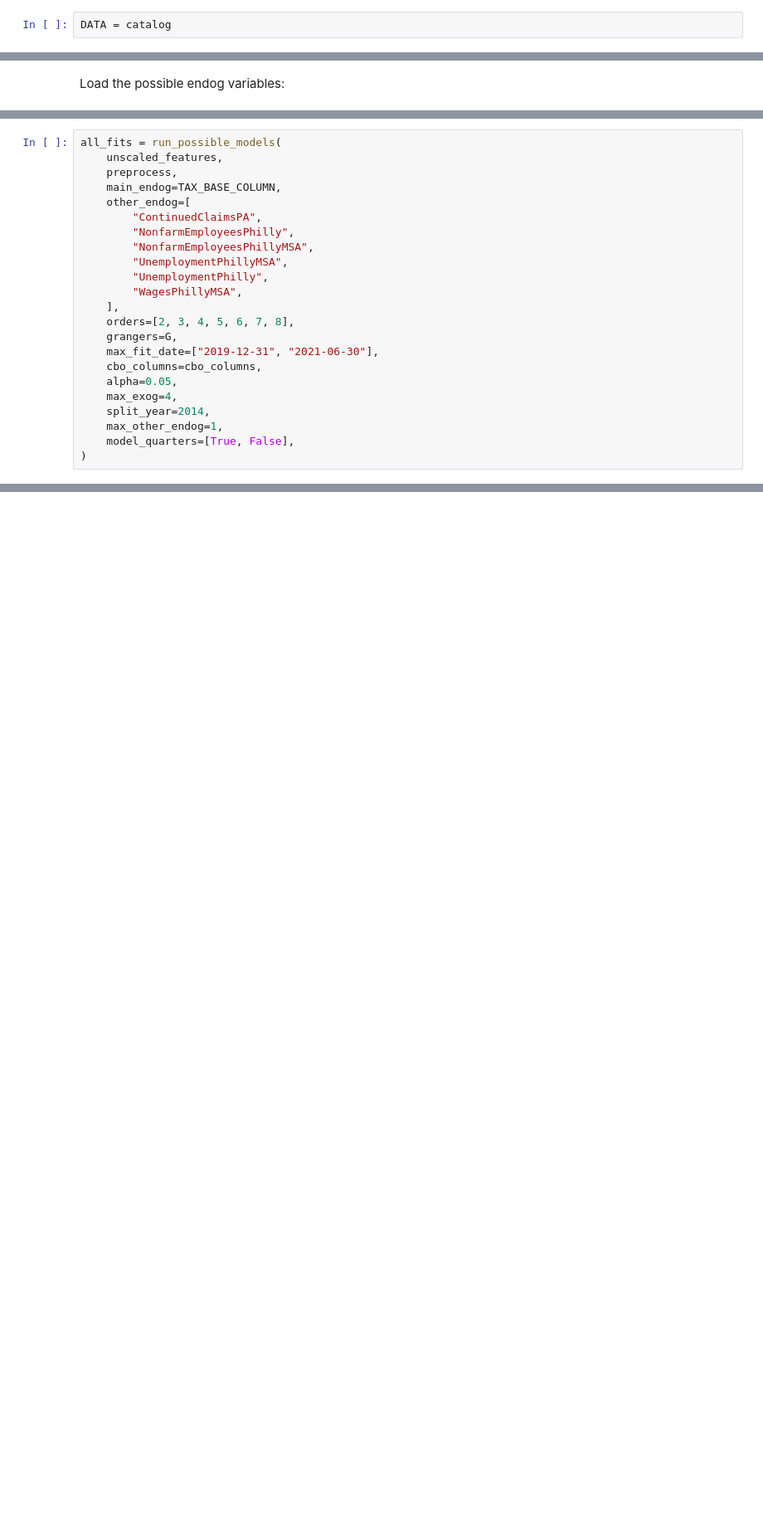
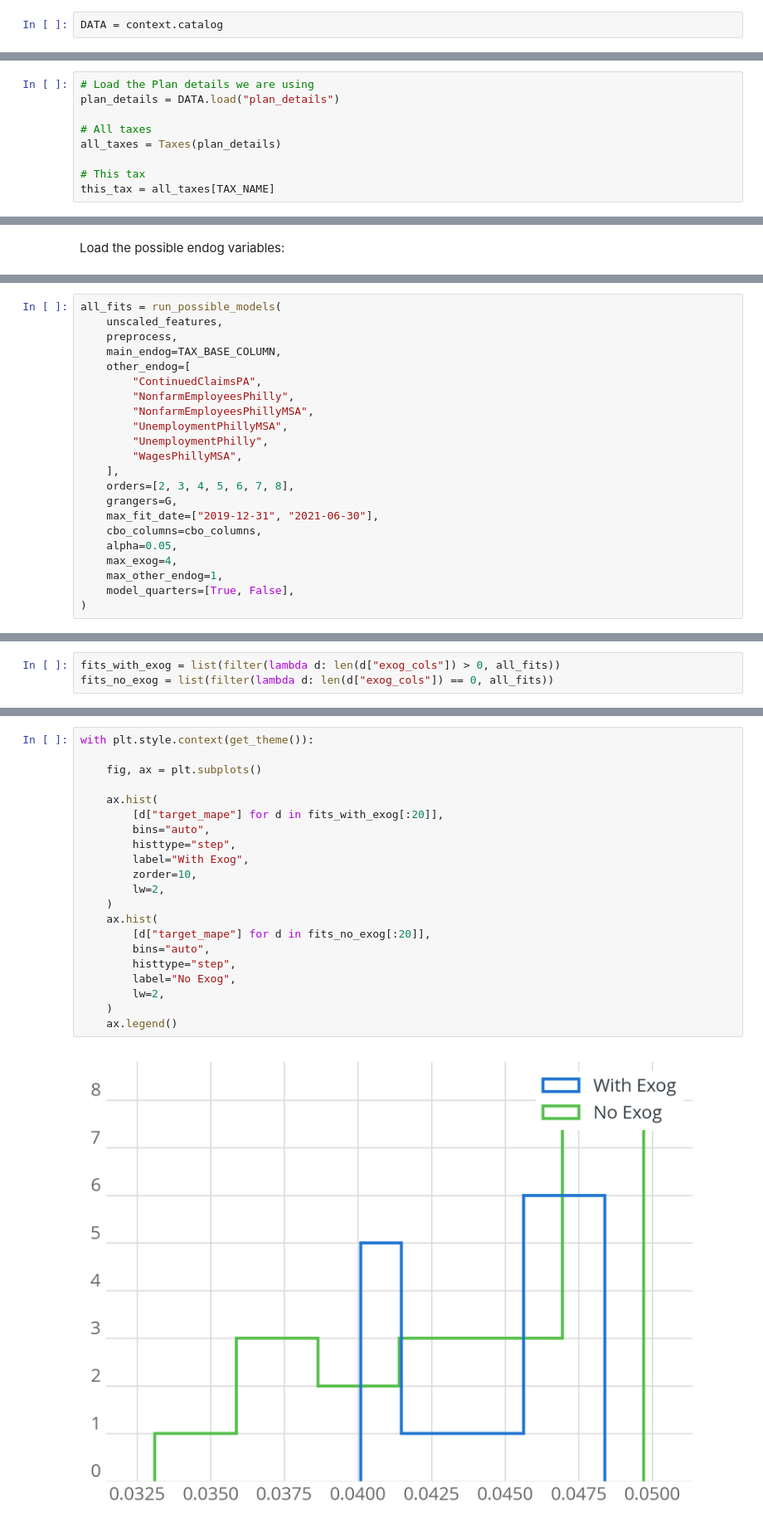
Before and after one commit to PhilaController/five-year-plan-analysis, a Jupyter notebook: notebooks/01-wage.ipynb, the cells around one changed output, grey strips where cells are left out. Shown at 83% size. Saved outputs shown, nothing was run; the diff lists cells and outputs as text; blank space fills up the shorter version.

```diff
--- a/notebooks/01-wage.ipynb
+++ b/notebooks/01-wage.ipynb
@@ -37,7 +48,7 @@ pd.options.display.max_columns = 999
 # %% [markdown]
 Set up the data catalog. We can use `DATA.load()` to load specific data instances.
 # %%
-DATA = catalog
+DATA = context.catalog
 # %% [markdown]
 Available data:
 # %%
@@ -68,0 +121,9 @@ G = DATA.load("grangers_matrix") # Grangers matrix
+# %%
+# Load the Plan details we are using
+plan_details = DATA.load("plan_details")
+
+# All taxes
+all_taxes = Taxes(plan_details)
+
+# This tax
+this_tax = all_taxes[TAX_NAME]
@@ -133,7 +287,6 @@ all_fits = run_possible_models(
     cbo_columns=cbo_columns,
     alpha=0.05,
     max_exog=4,
-    split_year=2014,
     max_other_endog=1,
     model_quarters=[True, False],
 )
@@ -139,0 +295,3 @@ all_fits = run_possible_models(
+# %%
+fits_with_exog = list(filter(lambda d: len(d["exog_cols"]) > 0, all_fits))
+fits_no_exog = list(filter(lambda d: len(d["exog_cols"]) == 0, all_fits))
@@ -139,0 +300,23 @@ all_fits = run_possible_models(
+# %%
+with plt.style.context(get_theme()):
+
+    fig, ax = plt.subplots()
+
+    ax.hist(
+        [d["target_mape"] for d in fits_with_exog[:20]],
+        bins="auto",
+        histtype="step",
+        label="With Exog",
+        zorder=10,
+        lw=2,
+    )
+    ax.hist(
+        [d["target_mape"] for d in fits_no_exog[:20]],
+        bins="auto",
+        histtype="step",
+        label="No Exog",
+        lw=2,
+    )
+    ax.legend()
+# %% [output]
+[figure, added]
```
Also changed, not shown: parts of 43 cells of this notebook, 10 other files.
